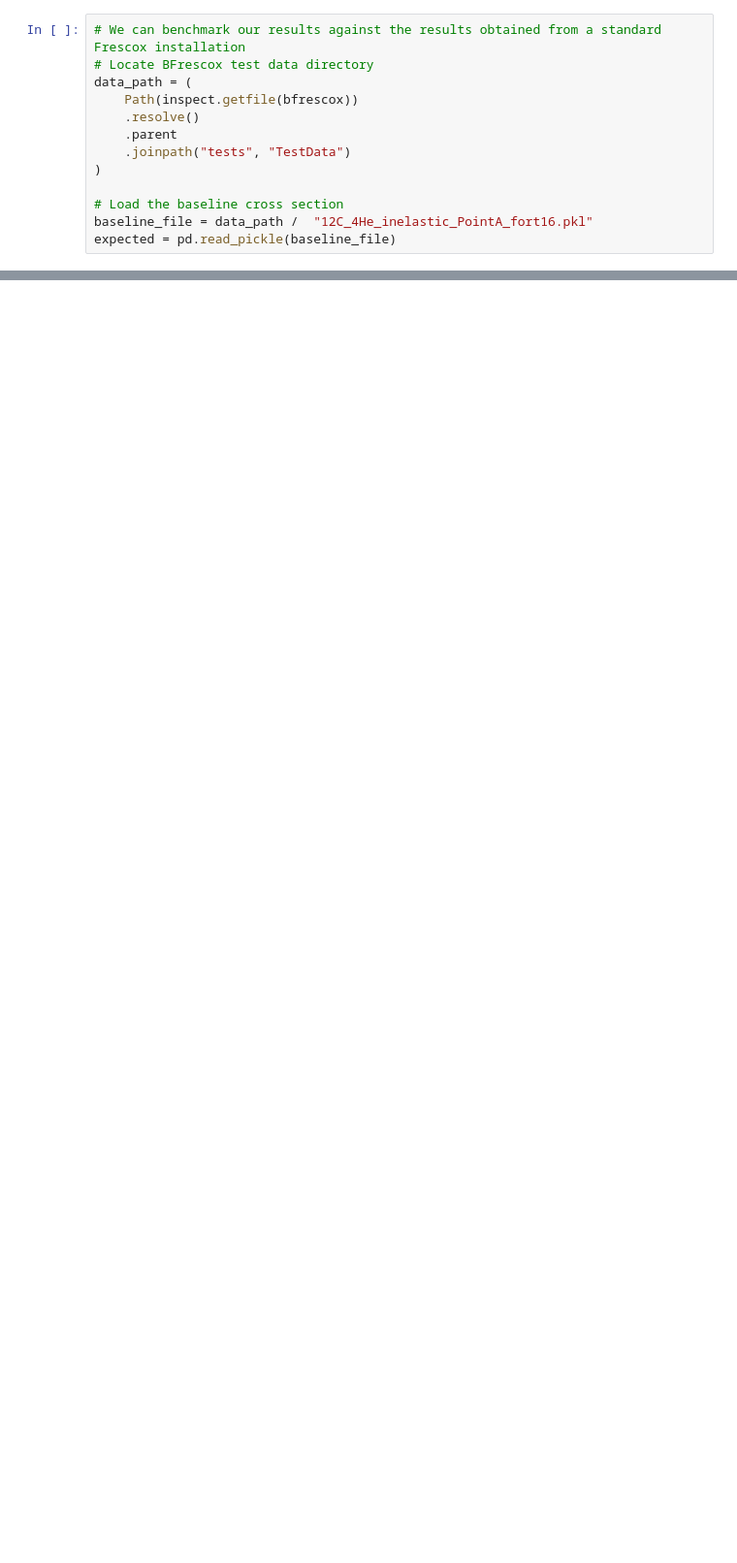
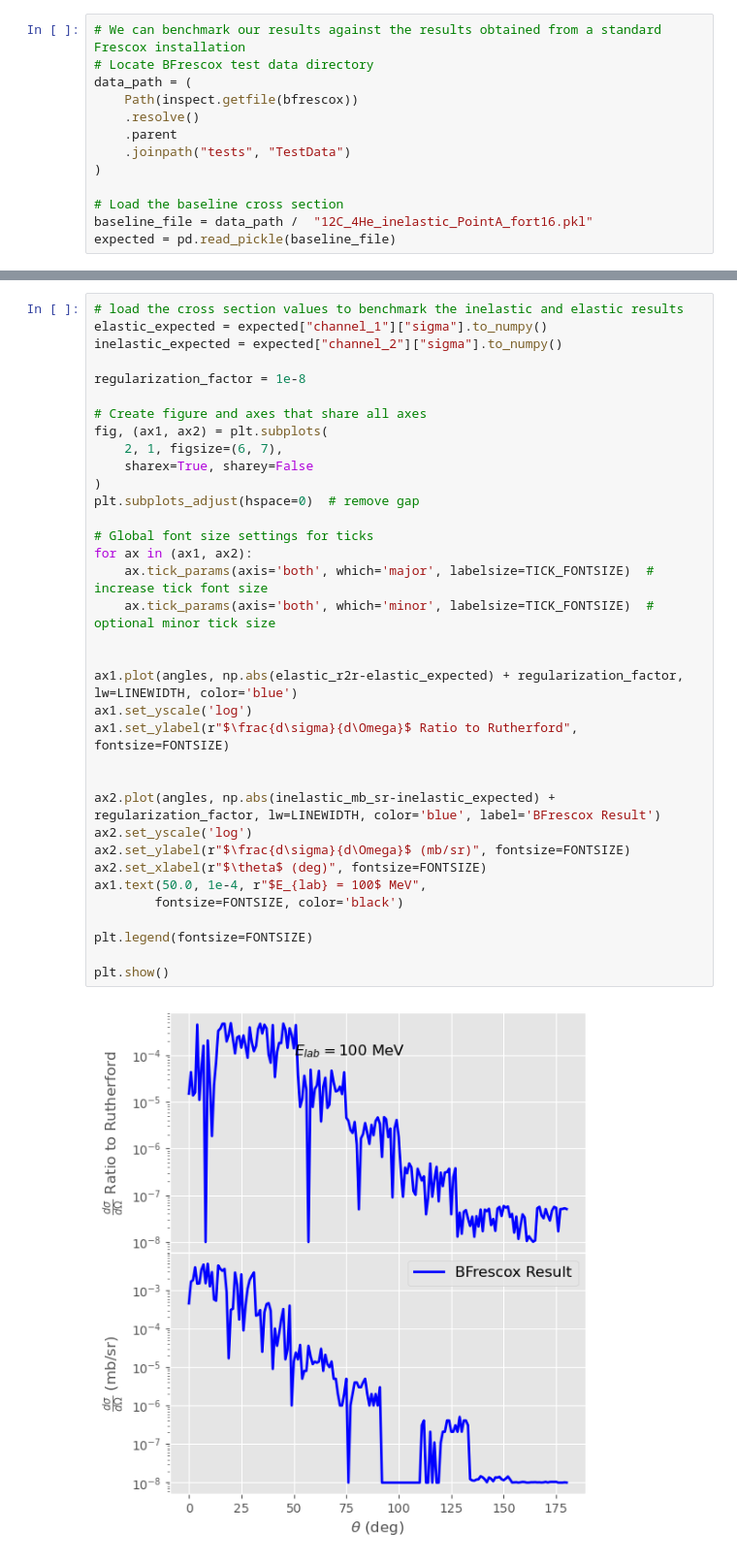
Before and after one commit to bandframework/Bfrescox, a Jupyter notebook: book/notebooks/inelastic_from_template_example.ipynb, the cells around one changed output, grey strips where cells are left out. Shown at 97% size. Saved outputs shown, nothing was run; the diff lists cells and outputs as text; blank space fills up the shorter version.

```diff
--- a/book/notebooks/inelastic_from_template_example.ipynb
+++ b/book/notebooks/inelastic_from_template_example.ipynb
@@ -275,0 +338,37 @@ print(results["channel_2"].head())
+# %%
+# load the cross section values to benchmark the inelastic and elastic results
+elastic_expected = expected["channel_1"]["sigma"].to_numpy()
+inelastic_expected = expected["channel_2"]["sigma"].to_numpy()
+
+regularization_factor = 1e-8
+
+# Create figure and axes that share all axes
+fig, (ax1, ax2) = plt.subplots(
+    2, 1, figsize=(6, 7),
+    sharex=True, sharey=False
+)
+plt.subplots_adjust(hspace=0)  # remove gap
+
+# Global font size settings for ticks
+for ax in (ax1, ax2):
+    ax.tick_params(axis='both', which='major', labelsize=TICK_FONTSIZE)  # increase tick font size
+    ax.tick_params(axis='both', which='minor', labelsize=TICK_FONTSIZE)  # optional minor tick size
+
+
+ax1.plot(angles, np.abs(elastic_r2r-elastic_expected) + regularization_factor, lw=LINEWIDTH, color='blue')
+ax1.set_yscale('log')
+ax1.set_ylabel(r"$\frac{d\sigma}{d\Omega}$ Ratio to Rutherford", fontsize=FONTSIZE)
+
+
+ax2.plot(angles, np.abs(inelastic_mb_sr-inelastic_expected) + regularization_factor, lw=LINEWIDTH, color='blue', label='BFrescox Result')
+ax2.set_yscale('log')
+ax2.set_ylabel(r"$\frac{d\sigma}{d\Omega}$ (mb/sr)", fontsize=FONTSIZE)
+ax2.set_xlabel(r"$\theta$ (deg)", fontsize=FONTSIZE)
+ax1.text(50.0, 1e-4, r"$E_{lab} = 100$ MeV",
+        fontsize=FONTSIZE, color='black')
+
+plt.legend(fontsize=FONTSIZE)
+
+plt.show()
+# %% [output]
+[figure, added]
```
Also changed, not shown: parts of 34 cells of this notebook, 25 other files.
